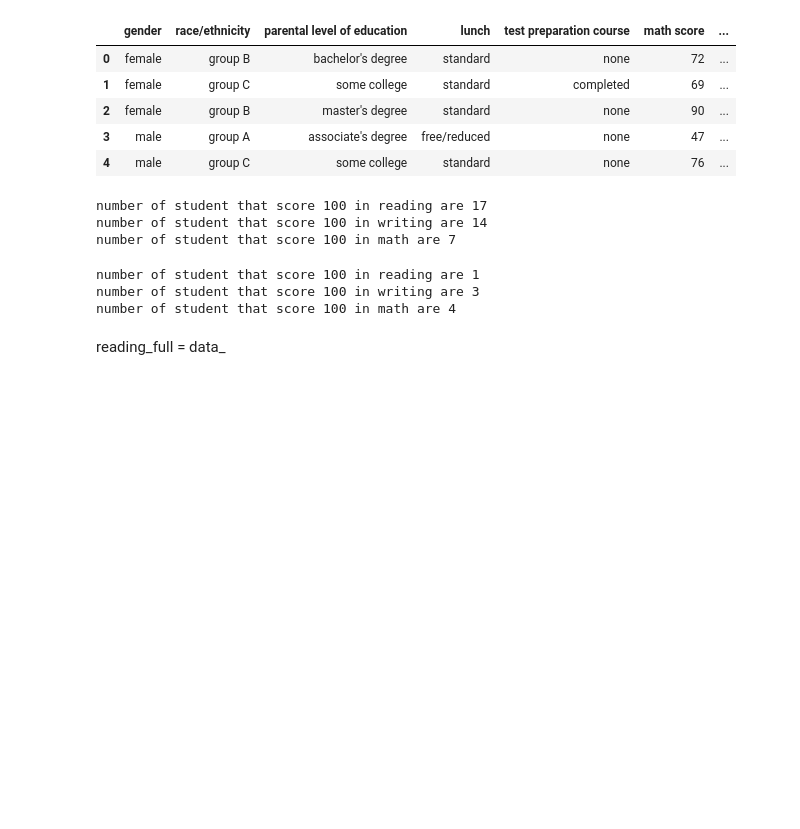
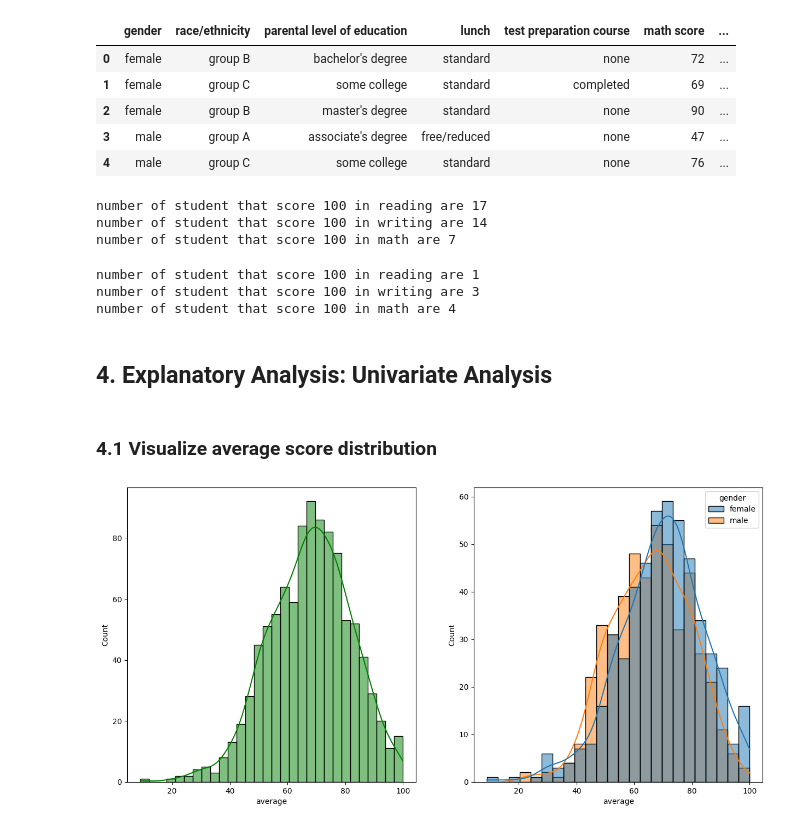
Before and after one commit to SirTee12/Demo-ML-Project, a Jupyter notebook: notebook/EDA_Student_Performance.ipynb, the cells around one changed output. Drawn from its saved outputs; the diff is of its cells as text; code cells hidden in the pictures; blank space fills up the shorter version.

```diff
--- a/notebook/EDA_Student_Performance.ipynb
+++ b/notebook/EDA_Student_Performance.ipynb
@@ -191,5 +191,16 @@ print(f'number of student that score 100 in math are {math_less20}')
 number of student that score 100 in reading are 1
 number of student that score 100 in writing are 3
 number of student that score 100 in math are 4
-# %% [markdown]
-reading_full = data_
+# %% [markdown]
+## 4. Explanatory Analysis: Univariate Analysis
+# %% [markdown]
+### 4.1 Visualize average score distribution
+# %%
+fig, axs = plt.subplots(1, 2, figsize = (15, 7))
+plt.subplot(121)
+sns.histplot(data = data_student, x = 'average', bins = 30,  kde=True, color = 'g')
+plt.subplot(122)
+sns.histplot(data = data_student, x = 'average', kde=True, hue = 'gender')
+plt.show()
+# %% [output]
+[figure, added]
```
Also changed, not shown: parts of 20 cells of this notebook.
